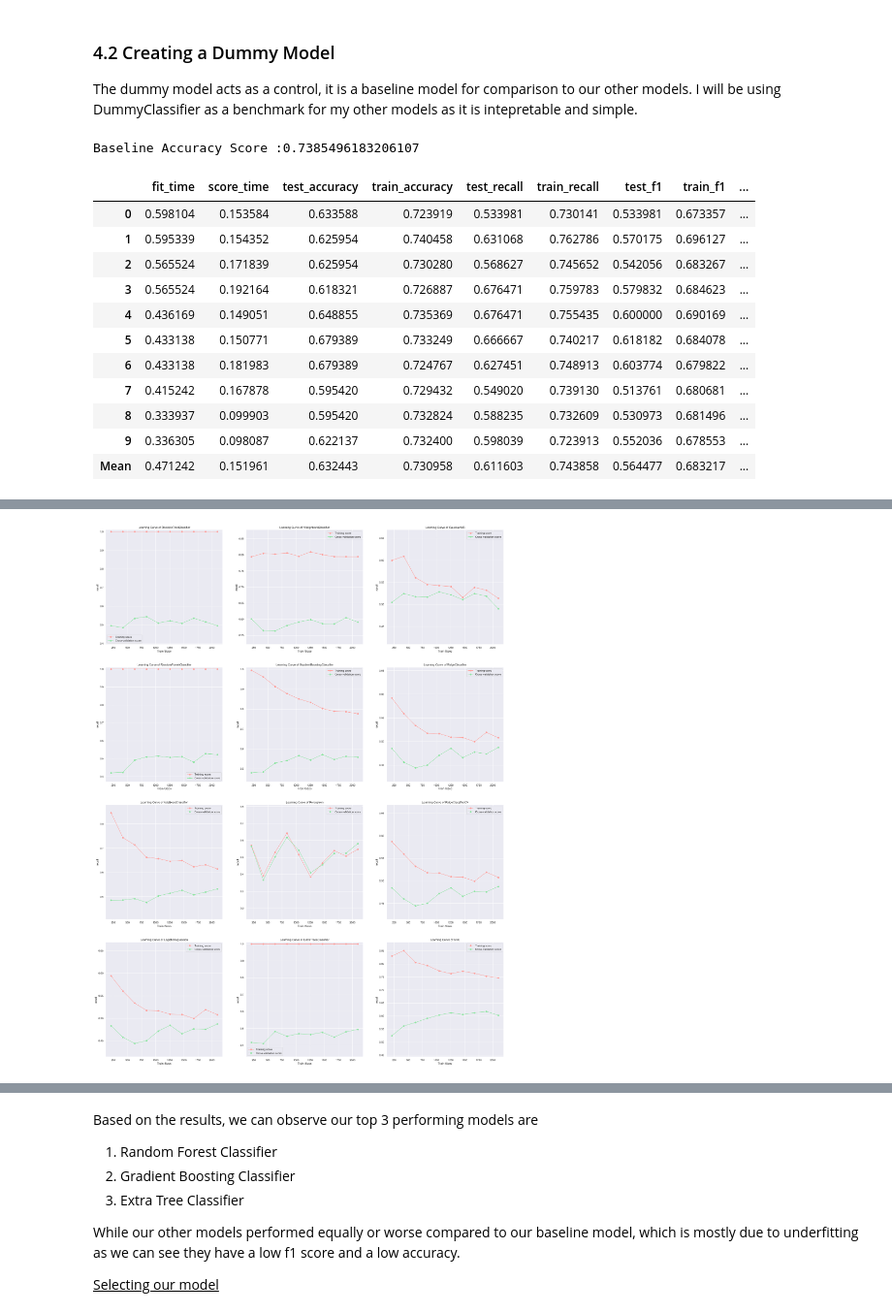
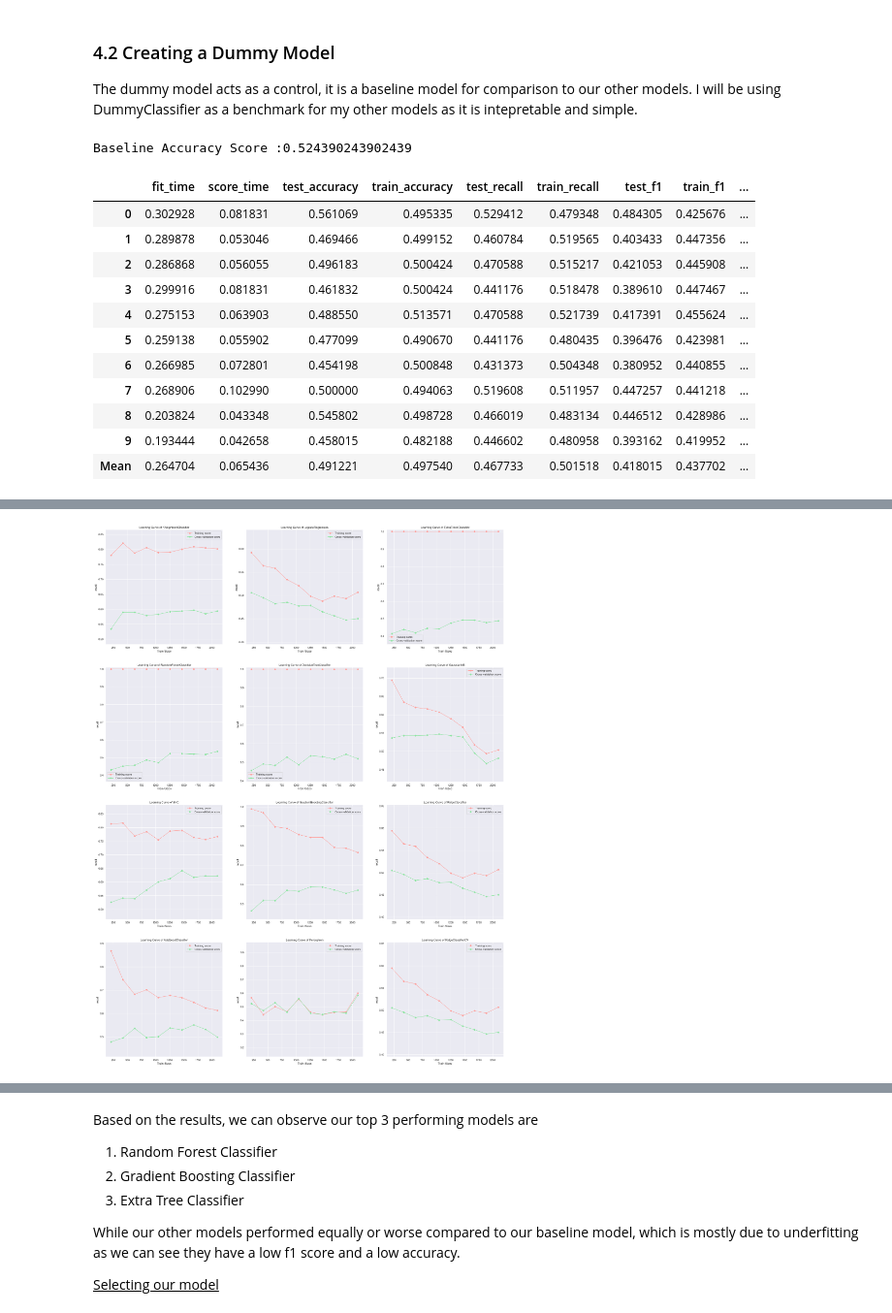
Before and after one commit to y0ngjie/AIML-ST1511-CA1, a Jupyter notebook: CA1-Classification.ipynb, the cells around one changed output, grey strips where cells are left out. Shown at 97% size. Saved outputs shown, nothing was run; the diff lists cells and outputs as text; code cells hidden in the pictures.

```diff
--- a/CA1-Classification.ipynb
+++ b/CA1-Classification.ipynb
@@ -432,22 +476,9 @@ In order to find the best model, I will be training multiple model and see which
 # %%
 steps = [
     ("impute", KNNImputer()),
-    # ("rescale", SMOTE(random_state=69)),
+    ("rescale", SMOTE(random_state=69)),
     ("standardize", StandardScaler()),
     ("model")
 ]
 
 STEPS_LEN = len(steps) -1
-# %%
-X_train, X_val, y_train, y_val = train_test_split(X_train, y_train, test_size=0.2,stratify=y_train, random_state=42)
-# X_training = X_train.copy()
-# %%
-model = SVC(random_state=42, kernel="rbf", gamma='auto', class_weight=None, C=1)
-steps[STEPS_LEN] = ("model", model)
-model = IMBPipeline(steps=steps)
-model.fit(X_train, y_train)
-
-y_pred_test = model.predict(X_test)
-
-print(accuracy_score(y_test, y_pred_test))
-print(classification_report(y_test,y_pred_test))
@@ -467,10 +488,10 @@ The dummy model acts as a control, it is a baseline model for comparison to our
 # %%
 scoring_methods = ["accuracy", "recall", "f1", "roc_auc"]
 
-steps[STEPS_LEN] = ("model", SVC())
+steps[STEPS_LEN] = ("model", DummyClassifier(strategy="uniform"))
 dummy = IMBPipeline(steps=steps)
 dummy.fit(X_train, y_train)
-print(f"Baseline Accuracy Score :{dummy.score(X_train, y_train)}")
+print(f"Baseline Accuracy Score :{dummy.score(X_test,y_test)}")
 scores = cross_validate(
     dummy,
     X_train,
@@ -498,19 +519,19 @@ display(dummy_model_score.style.apply(
         ]
     ))
 # %% [output]
-Baseline Accuracy Score :0.7385496183206107
+Baseline Accuracy Score :0.524390243902439
 |  | fit_time | score_time | test_accuracy | train_accuracy | test_recall | train_recall | test_f1 | train_f1 | ... |
-| 0 | 0.598104 | 0.153584 | 0.633588 | 0.723919 | 0.533981 | 0.730141 | 0.533981 | 0.673357 | ... |
-| 1 | 0.595339 | 0.154352 | 0.625954 | 0.740458 | 0.631068 | 0.762786 | 0.570175 | 0.696127 | ... |
-| 2 | 0.565524 | 0.171839 | 0.625954 | 0.730280 | 0.568627 | 0.745652 | 0.542056 | 0.683267 | ... |
-| 3 | 0.565524 | 0.192164 | 0.618321 | 0.726887 | 0.676471 | 0.759783 | 0.579832 | 0.684623 | ... |
-| 4 | 0.436169 | 0.149051 | 0.648855 | 0.735369 | 0.676471 | 0.755435 | 0.600000 | 0.690169 | ... |
-| 5 | 0.433138 | 0.150771 | 0.679389 | 0.733249 | 0.666667 | 0.740217 | 0.618182 | 0.684078 | ... |
-| 6 | 0.433138 | 0.181983 | 0.679389 | 0.724767 | 0.627451 | 0.748913 | 0.603774 | 0.679822 | ... |
-| 7 | 0.415242 | 0.167878 | 0.595420 | 0.729432 | 0.549020 | 0.739130 | 0.513761 | 0.680681 | ... |
-| 8 | 0.333937 | 0.099903 | 0.595420 | 0.732824 | 0.588235 | 0.732609 | 0.530973 | 0.681496 | ... |
-| 9 | 0.336305 | 0.098087 | 0.622137 | 0.732400 | 0.598039 | 0.723913 | 0.552036 | 0.678553 | ... |
-| Mean | 0.471242 | 0.151961 | 0.632443 | 0.730958 | 0.611603 | 0.743858 | 0.564477 | 0.683217 | ... |
+| 0 | 0.302928 | 0.081831 | 0.561069 | 0.495335 | 0.529412 | 0.479348 | 0.484305 | 0.425676 | ... |
+| 1 | 0.289878 | 0.053046 | 0.469466 | 0.499152 | 0.460784 | 0.519565 | 0.403433 | 0.447356 | ... |
+| 2 | 0.286868 | 0.056055 | 0.496183 | 0.500424 | 0.470588 | 0.515217 | 0.421053 | 0.445908 | ... |
+| 3 | 0.299916 | 0.081831 | 0.461832 | 0.500424 | 0.441176 | 0.518478 | 0.389610 | 0.447467 | ... |
+| 4 | 0.275153 | 0.063903 | 0.488550 | 0.513571 | 0.470588 | 0.521739 | 0.417391 | 0.455624 | ... |
+| 5 | 0.259138 | 0.055902 | 0.477099 | 0.490670 | 0.441176 | 0.480435 | 0.396476 | 0.423981 | ... |
+| 6 | 0.266985 | 0.072801 | 0.454198 | 0.500848 | 0.431373 | 0.504348 | 0.380952 | 0.440855 | ... |
+| 7 | 0.268906 | 0.102990 | 0.500000 | 0.494063 | 0.519608 | 0.511957 | 0.447257 | 0.441218 | ... |
+| 8 | 0.203824 | 0.043348 | 0.545802 | 0.498728 | 0.466019 | 0.483134 | 0.446512 | 0.428986 | ... |
+| 9 | 0.193444 | 0.042658 | 0.458015 | 0.482188 | 0.446602 | 0.480958 | 0.393162 | 0.419952 | ... |
+| Mean | 0.264704 | 0.065436 | 0.491221 | 0.497540 | 0.467733 | 0.501518 | 0.418015 | 0.437702 | ... |
 # %%
 def plot_learning_curve(
     model,
@@ -593,7 +614,7 @@ def select_model(X_train, y_train, models, scoring, ax):
             X_train,
             y_train,
             scoring=scoring,
-            n_jobs=3,
+            n_jobs=-1,
             verbose=1,
             cv=10,
             return_train_score=True,
@@ -637,4 +658,4 @@ plt.show()
-[figure, old version]
+[figure, new version]
 # %%
 model_scores.style.apply(
     lambda x: ["background-color: red; color: white" if v else "" for v in x == x.min()]
```
Also changed, not shown: parts of 23 cells of this notebook.
